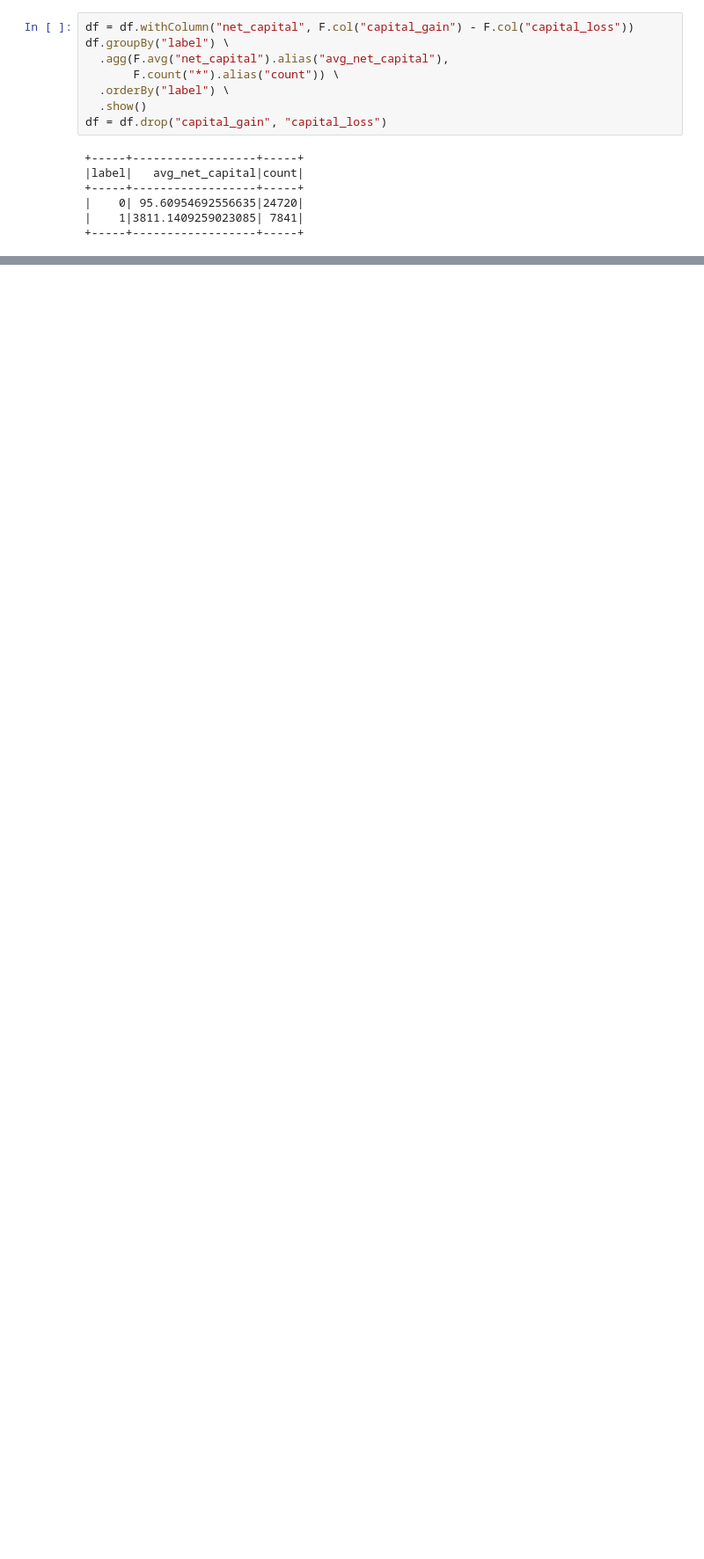
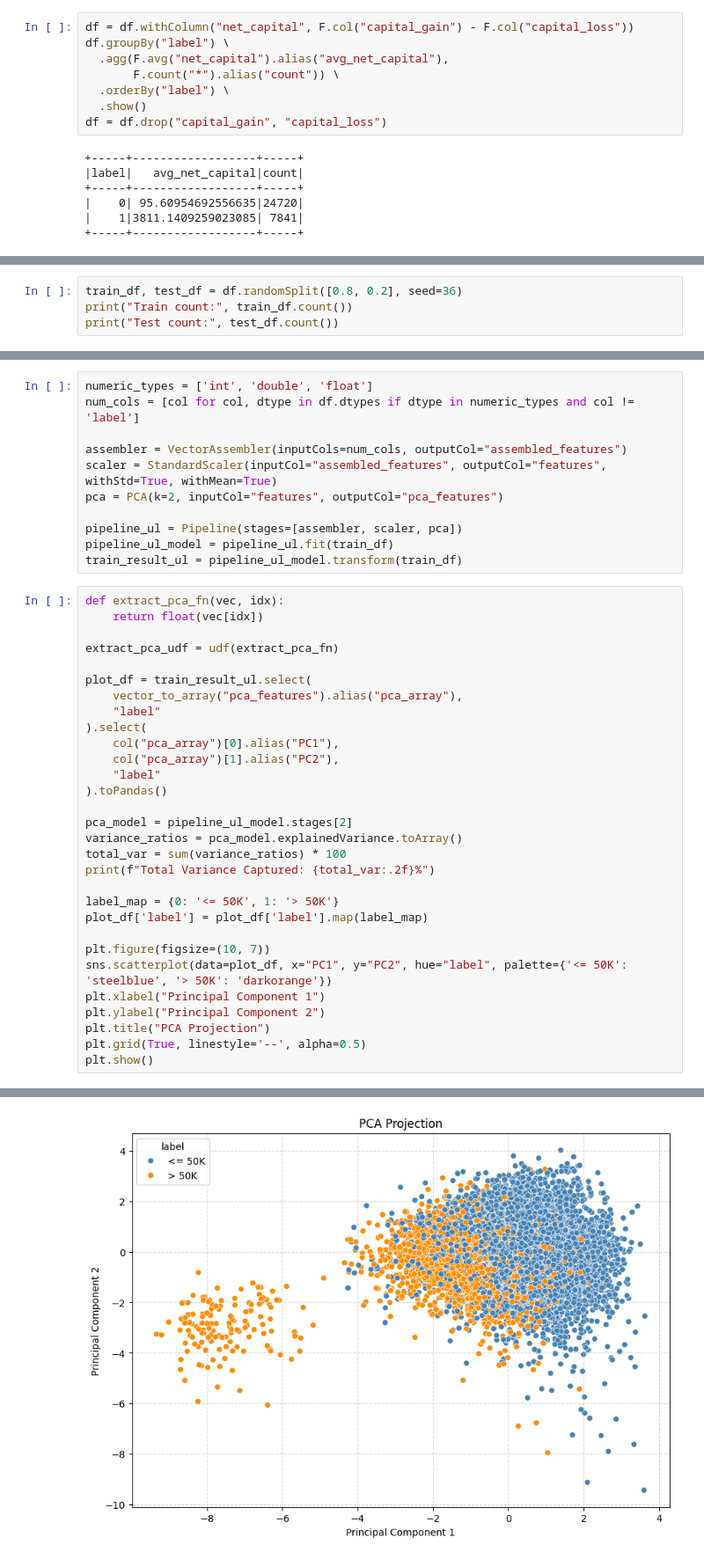
Before and after one commit to longle0702/UCI-Adult-Analyzing-Income-Factors, a Jupyter notebook: UCI_Adult.ipynb, the cells around one changed output, grey strips where cells are left out. Shown at 88% size. Saved outputs shown, nothing was run; the diff lists cells and outputs as text; blank space fills up the shorter version.

```diff
--- a/UCI_Adult.ipynb
+++ b/UCI_Adult.ipynb
@@ -367,0 +381,4 @@ df = df.drop("capital_gain", "capital_loss")
+# %%
+train_df, test_df = df.randomSplit([0.8, 0.2], seed=36)
+print("Train count:", train_df.count())
+print("Test count:", test_df.count())
@@ -367,0 +390,42 @@ df = df.drop("capital_gain", "capital_loss")
+# %%
+numeric_types = ['int', 'double', 'float']
+num_cols = [col for col, dtype in df.dtypes if dtype in numeric_types and col != 'label']
+
+assembler = VectorAssembler(inputCols=num_cols, outputCol="assembled_features")
+scaler = StandardScaler(inputCol="assembled_features", outputCol="features", withStd=True, withMean=True)
+pca = PCA(k=2, inputCol="features", outputCol="pca_features")
+
+pipeline_ul = Pipeline(stages=[assembler, scaler, pca])
+pipeline_ul_model = pipeline_ul.fit(train_df)
+train_result_ul = pipeline_ul_model.transform(train_df)
+# %%
+def extract_pca_fn(vec, idx):
+    return float(vec[idx])
+
+extract_pca_udf = udf(extract_pca_fn)
+
+plot_df = train_result_ul.select(
+    vector_to_array("pca_features").alias("pca_array"),
+    "label"
+).select(
+    col("pca_array")[0].alias("PC1"),
+    col("pca_array")[1].alias("PC2"),
+    "label"
+).toPandas()
+
+pca_model = pipeline_ul_model.stages[2]
+variance_ratios = pca_model.explainedVariance.toArray()
+total_var = sum(variance_ratios) * 100
+print(f"Total Variance Captured: {total_var:.2f}%")
+
+label_map = {0: '<= 50K', 1: '> 50K'}
+plot_df['label'] = plot_df['label'].map(label_map)
+
+plt.figure(figsize=(10, 7))
+sns.scatterplot(data=plot_df, x="PC1", y="PC2", hue="label", palette={'<= 50K': 'steelblue', '> 50K': 'darkorange'})
+plt.xlabel("Principal Component 1")
+plt.ylabel("Principal Component 2")
+plt.title("PCA Projection")
+plt.grid(True, linestyle='--', alpha=0.5)
+plt.show()
+# %% [output]
@@ -367,0 +433 @@ df = df.drop("capital_gain", "capital_loss")
+[figure, added]
```
Also changed, not shown: parts of 36 cells of this notebook, 4 other files.
